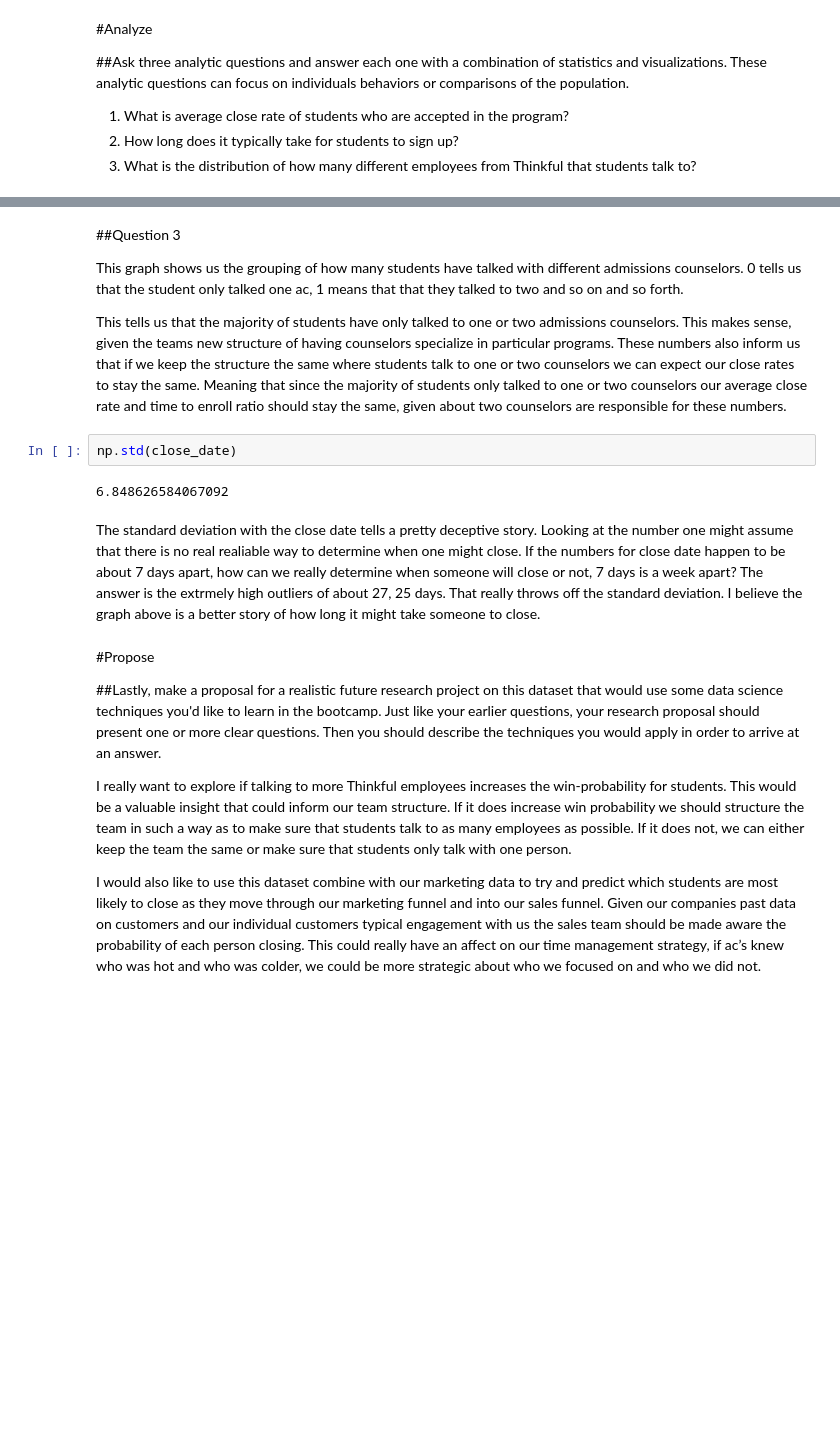
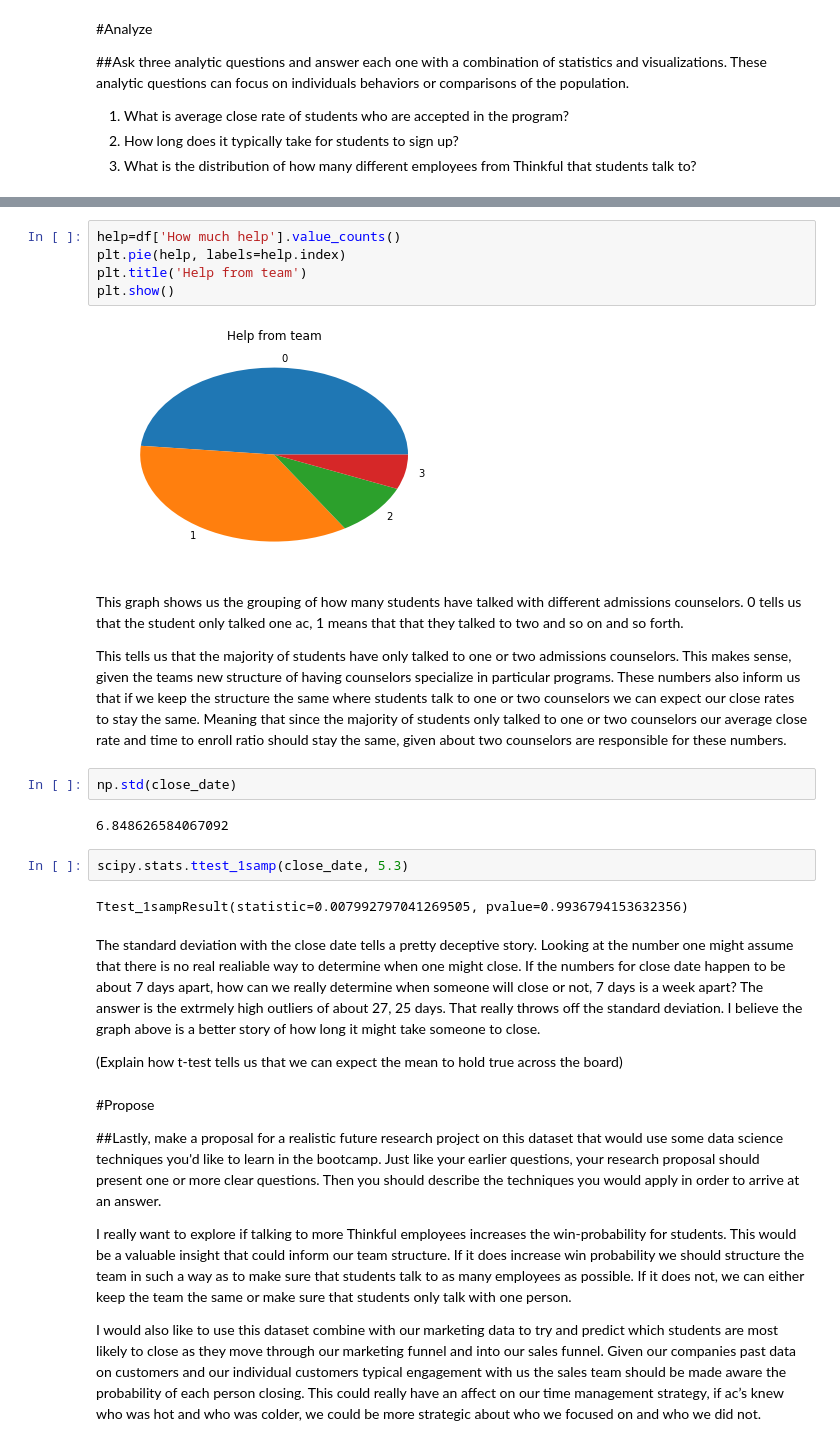
Before and after one commit to killacam777/Jupyter-Notebook, a Jupyter notebook: Capstone Analytic Report and Research Proposal.ipynb, the cells around one changed output, grey strips where cells are left out. Cells and saved outputs as stored; diff of their text form; blank space fills up the shorter version.

```diff
--- a/Capstone Analytic Report and Research Proposal.ipynb
+++ b/Capstone Analytic Report and Research Proposal.ipynb
@@ -80,6 +93,11 @@ plt.show()
+# %%
+help=df['How much help'].value_counts()
+plt.pie(help, labels=help.index)
+plt.title('Help from team')
+plt.show()
+# %% [output]
+[figure, added]
 # %% [markdown]
-##Question 3
-
 This graph shows us the grouping of how many students have talked with different admissions counselors. 0 tells us that the student only talked one ac, 1 means that that they talked to two and  so on and so forth.
 
 This tells us that the majority of students have only talked to one or two admissions counselors. This makes sense, given the teams new structure of having counselors specialize in particular programs. These numbers also inform us that if we keep the structure the same where students talk to one or two counselors we can expect our close rates to stay the same. Meaning that since the majority of students only talked to one or two counselors our average close rate and time to enroll ratio should stay the same, given about two counselors are responsible for these numbers.
@@ -87,8 +105,14 @@ This tells us that the majority of students have only talked to one or two admis
 np.std(close_date)
 # %% [output]
 6.848626584067092
+# %%
+scipy.stats.ttest_1samp(close_date, 5.3)
+# %% [output]
+Ttest_1sampResult(statistic=0.007992797041269505, pvalue=0.9936794153632356)
 # %% [markdown]
 The standard deviation with the close date tells a pretty deceptive story. Looking at the number one might assume that there is no real realiable way to determine when one might close. If the numbers for close date happen to be about 7 days apart, how can we really determine when someone will close or not, 7 days is a week apart? The answer is the extrmely high outliers of about 27, 25 days. That really throws off the standard deviation. I believe the graph above is a better story of how long it might take someone to close.
+
+(Explain how t-test tells us that we can expect the mean to hold true across the board)
 # %% [markdown]
 #Propose
 
```
Also changed, not shown: parts of 10 cells of this notebook.
